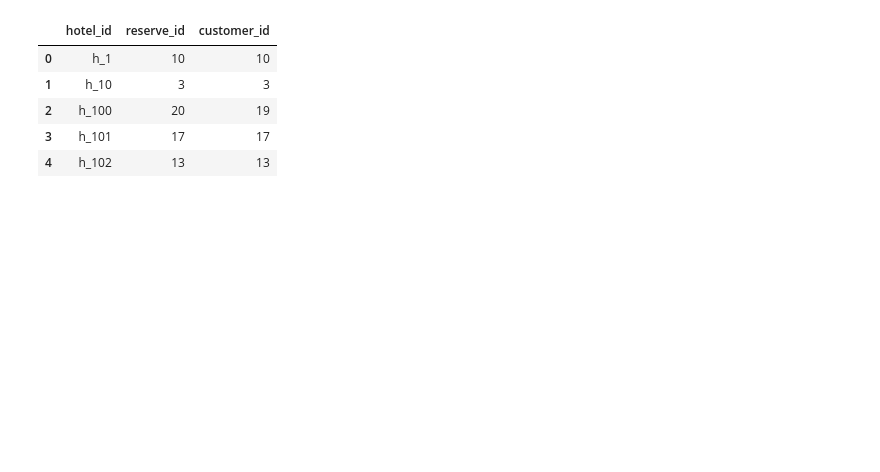
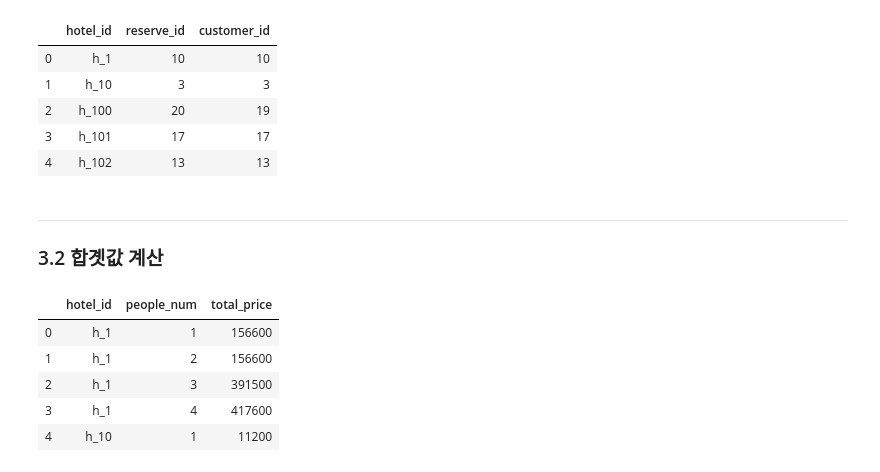
Before and after one commit to suhyun-cho/study, a Jupyter notebook: Data-Preprocessing/003_aggregation.ipynb, the cells around one changed output. Drawn from its saved outputs; the diff is of its cells as text; code cells hidden in the pictures; blank space fills up the shorter version.

```diff
--- a/Data-Preprocessing/003_aggregation.ipynb
+++ b/Data-Preprocessing/003_aggregation.ipynb
@@ -93,3 +113,17 @@ result.head()
 | 2 | h_100 | 20 | 19 |
 | 3 | h_101 | 17 | 17 |
 | 4 | h_102 | 13 | 13 |
+# %% [markdown]
+----------------
+### 3.2 합곗값 계산
+# %%
+# 호텔별로 숙박예약 인원 수에 따른 매출 금액 합
+result=reserve_tb.groupby(['hotel_id','people_num'])['total_price'].sum().reset_index()
+result.head()
+# %% [output]
+|  | hotel_id | people_num | total_price |
+| 0 | h_1 | 1 | 156600 |
+| 1 | h_1 | 2 | 156600 |
+| 2 | h_1 | 3 | 391500 |
+| 3 | h_1 | 4 | 417600 |
+| 4 | h_10 | 1 | 11200 |
```
Also changed, not shown: parts of 17 cells of this notebook.
